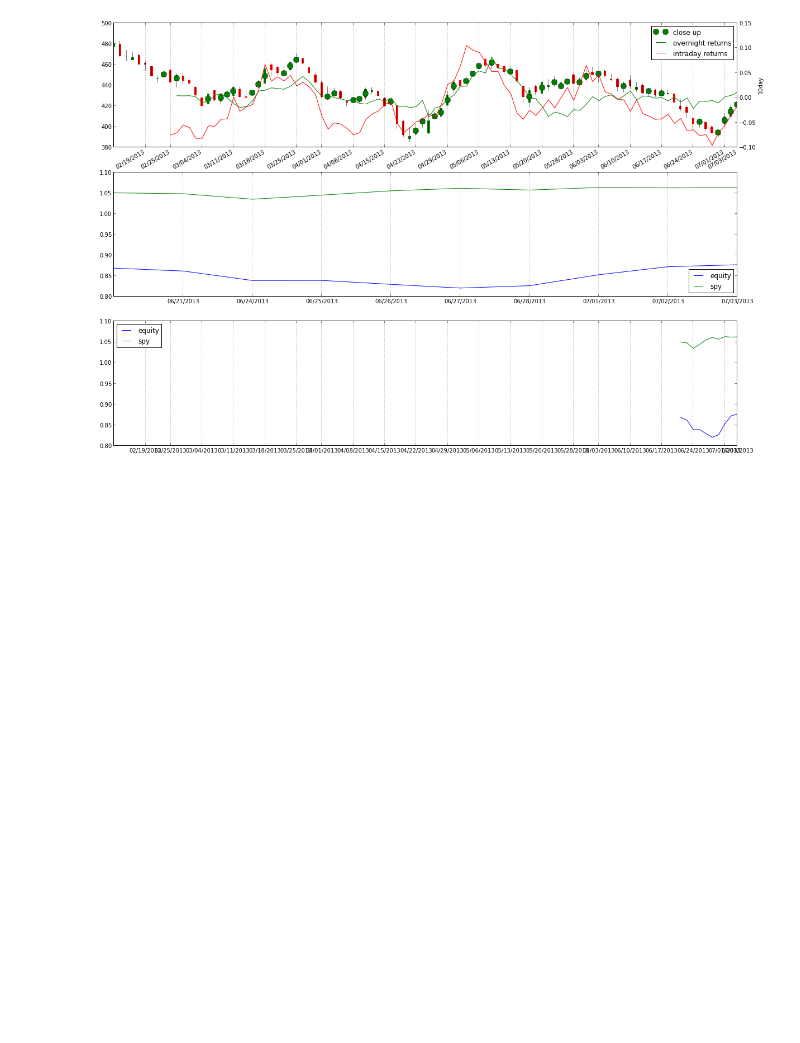
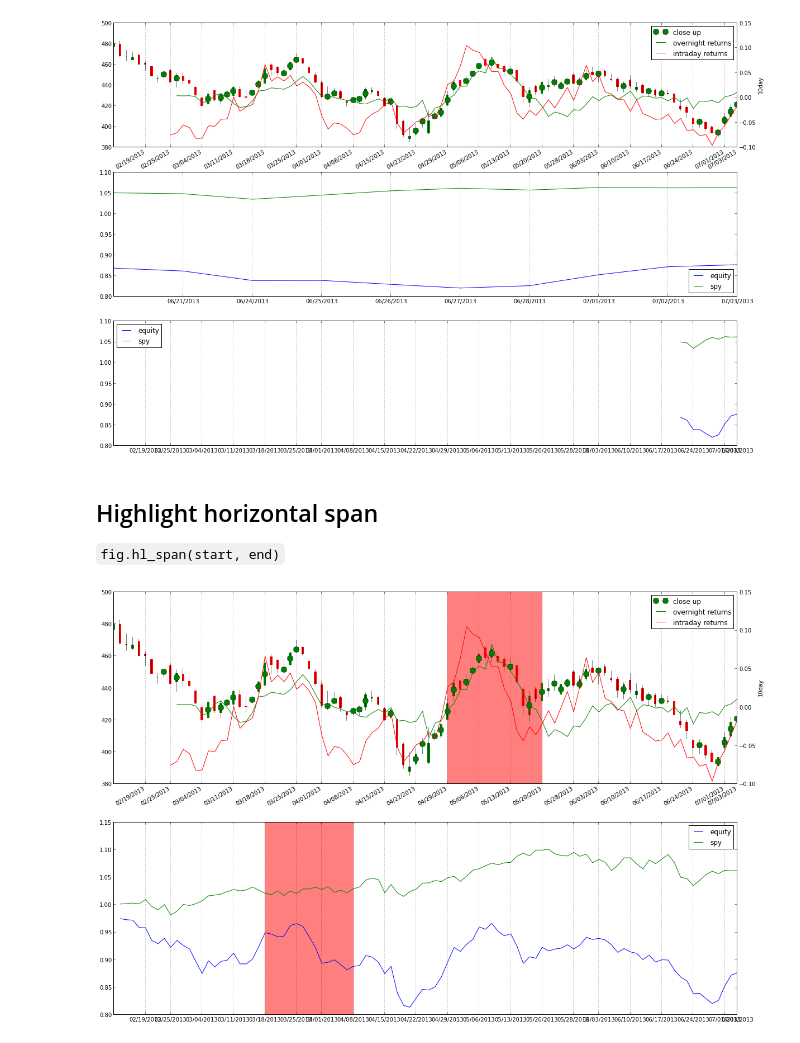
Before and after one commit to dalejung/ts-charting, a Jupyter notebook: notebooks/ohlc.ipynb, the cells around one changed output. Saved outputs shown, nothing was run; the diff lists cells and outputs as text; code cells hidden in the pictures; blank space fills up the shorter version.

Commit message:
added hl_span

```diff
--- a/notebooks/ohlc.ipynb
+++ b/notebooks/ohlc.ipynb
@@ -86,3 +86,25 @@ fig.set_ax(3, sharex=1)
 (spy_returns + 1).cumprod().tail(10).fplot('spy')
 # %% [output]
 [figure]
+# %% [markdown]
+Highlight horizontal span
+-------------------------
+`fig.hl_span(start, end)`
+# %%
+fig = charting.figure(2)
+fig.set_ax(1)
+
+df.ohlc_plot()
+(df.Close.pct_change() > 0).fplot_markers('close up', yvalues=(df.Open + df.Close) / 2, color='green')
+
+overnight_roll.fplot('overnight returns', yax='10day')
+intraday_roll.fplot('intraday returns', yax='10day')
+fig.hl_span("4/29/2013", "5/20/2013", color='red')
+
+fig.set_ax(2, sharex=1)
+(returns + 1).cumprod().fplot('equity')
+(spy_returns + 1).cumprod().fplot('spy')
+
+fig.hl_span("3/18/2013", "4/08/2013", color='red')
+# %% [output]
+[figure, added]
```
Also changed, not shown: 1 other file.
